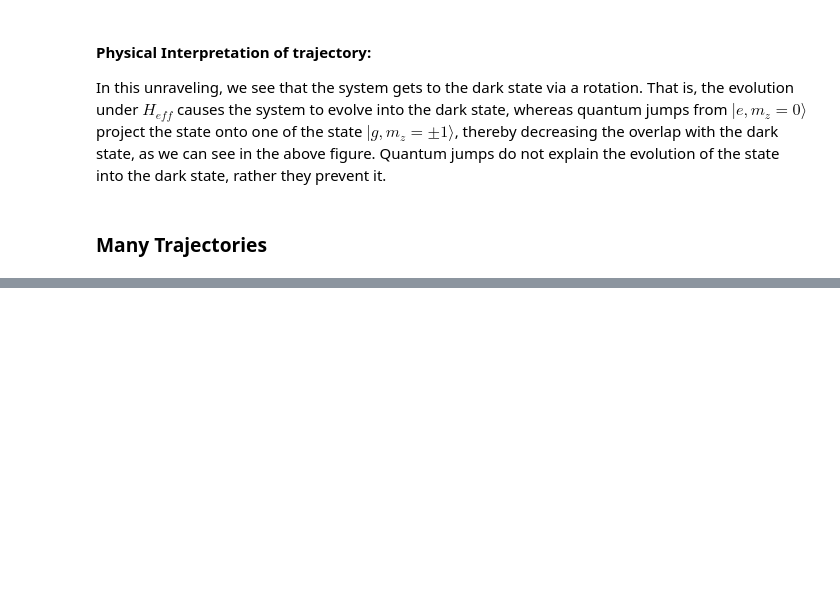
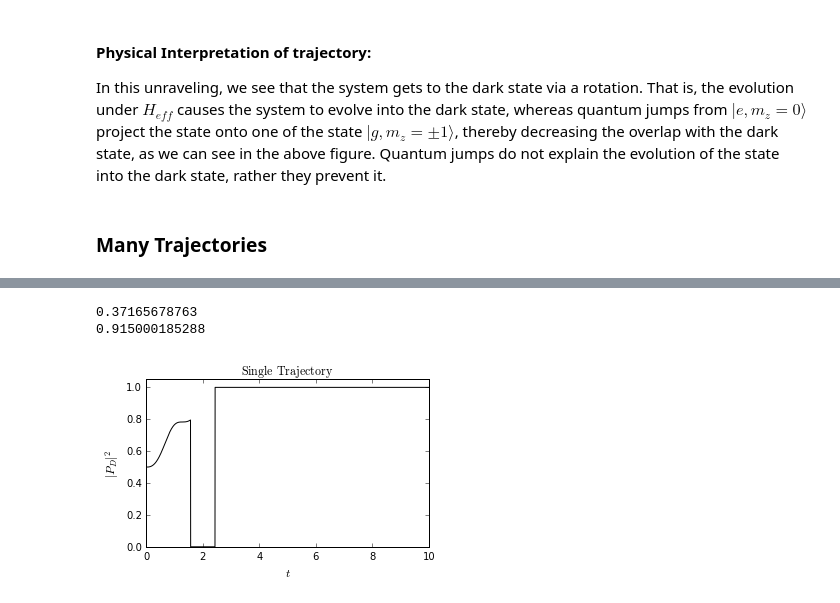
Before and after one commit to JoaquinMing/QMTrajectories, a Jupyter notebook: 2017_04_03-QMTrajectory-CPT-MultichannelDecay.ipynb, the cells around one changed output, grey strips where cells are left out. Cells and saved outputs as stored; diff of their text form; code cells hidden in the pictures; blank space fills up the shorter version.

```diff
--- a/2017_04_03-QMTrajectory-CPT-MultichannelDecay.ipynb
+++ b/2017_04_03-QMTrajectory-CPT-MultichannelDecay.ipynb
@@ -279,0 +363,78 @@ plt.show()
+# %%
+t0=0;
+# %%
+for el in tarray:
+    #Step 1: look at the decaying norm of the WF. When it is less than epsilon, jump.
+    #DO NOT reassign wf until this happens
+    wftemp=np.dot(linalg.expm(-1j*Heff*(el-t0)),wf)
+    norm=np.linalg.norm(wftemp)
+    if norm**2<epsilon:
+        epsilon=np.random.rand(1)[0];
+        t0=el;
+        print(epsilon)
+        #Step 2: if decaying norm is less than epsilon, we jump and then renormalize. How we pick which jump to do?
+        #projection onto excited state manifold for current WF
+        pjump=np.absolute(np.dot(np.conj(wftemp).T,np.dot(Jump0+Jump1+Jumpm1,wftemp))[0,0])*dt
+        #individual jump probabilities
+        pjump0=np.absolute(np.dot(np.conj(wftemp).T,np.dot(Jump0,wftemp))[0,0])*dt
+        pjump1=np.absolute(np.dot(np.conj(wftemp).T,np.dot(Jump1,wftemp))[0,0])*dt
+        pjumpm1=np.absolute(np.dot(np.conj(wftemp).T,np.dot(Jumpm1,wftemp))[0,0])*dt
+        #ratio of each jump probability to the total jump probability
+        pm1r=pjumpm1/pjump
+        p1r=pjump1/pjump
+        p0r=pjump0/pjump
+        #print(pm1r,p1r,p0r) - pm1r and p1r are equal to 1/4, p0r = 1/2. Not clear how to rigorously do this for multiple jumps
+        eta = np.random.rand(1)[0];#generate a new random number to determine which qm jump to take
+        if eta<p0r:
+            wftemp=np.dot(D02,wftemp)
+            norm=np.linalg.norm(wftemp)
+            wftemp=wftemp/norm
+            wf=wftemp
+            norm=np.linalg.norm(wftemp)
+        else:
+            eta2=np.random.rand(1)[0];
+            if eta2<p1r:
+                wftemp=np.dot(D12,wftemp)
+                norm=np.linalg.norm(wftemp)
+                wftemp=wftemp/norm
+                wf=wftemp
+                norm=np.linalg.norm(wftemp)
+            else:
+                wftemp=np.dot(Dm12,wftemp)
+                norm=np.linalg.norm(wftemp)
+                wftemp=wftemp/norm
+                wf=wftemp
+                norm=np.linalg.norm(wftemp)
+    wfarray_my.append(wftemp)
+    dparray_my.append(norm**2)
+# %% [output]
+0.37165678763
+0.915000185288
+# %%
+#Go back and normalize all the wafefunctions
+for i in range(0,len(wfarray_my)):
+    norm_my=np.linalg.norm(wfarray_my[i])
+    wfarray_my[i]=wfarray_my[i]/norm_my
+# %%
+psiDark_my=np.zeros((1,6),dtype=np.complex).T
+psiDark_my[1,0]=1
+norm=np.linalg.norm(psiDark_my)#normalize
+psiDark_my=psiDark_my/norm
+# %%
+pD_my=np.zeros(len(wfarray_my));#Dark state overlap
+wfa_my=np.array(wfarray_my);
+for i in range(0,len(wfarray)):
+    pD_my[i]=np.absolute(np.dot(np.conj(psiDark_my).T,wfa_my[i]))[0,0]**2
+# %%
+fig5 = plt.figure(figsize = (1.5*3.38,1.5*2))
+ax5 = fig5.add_subplot(111)
+ax5.plot(list(tarray),pD_my,color='k',label='Dark State')
+ax5.set_xlim([0,10])
+ax5.set_ylim([0,1.05])
+ax5.set_xlabel(r'$t$',fontsize=12)
+ax5.set_ylabel(r'$|P_D|^2$',fontsize=12)
+ax5.set_title(r'$\mathrm{Single}$ $\mathrm{Trajectory}$')
+#ax5.legend(loc='lower right',title=r'',fontsize=10)
+plt.show()
+# %% [output]
+[figure, added]
```
Also changed, not shown: parts of 51 cells of this notebook.
